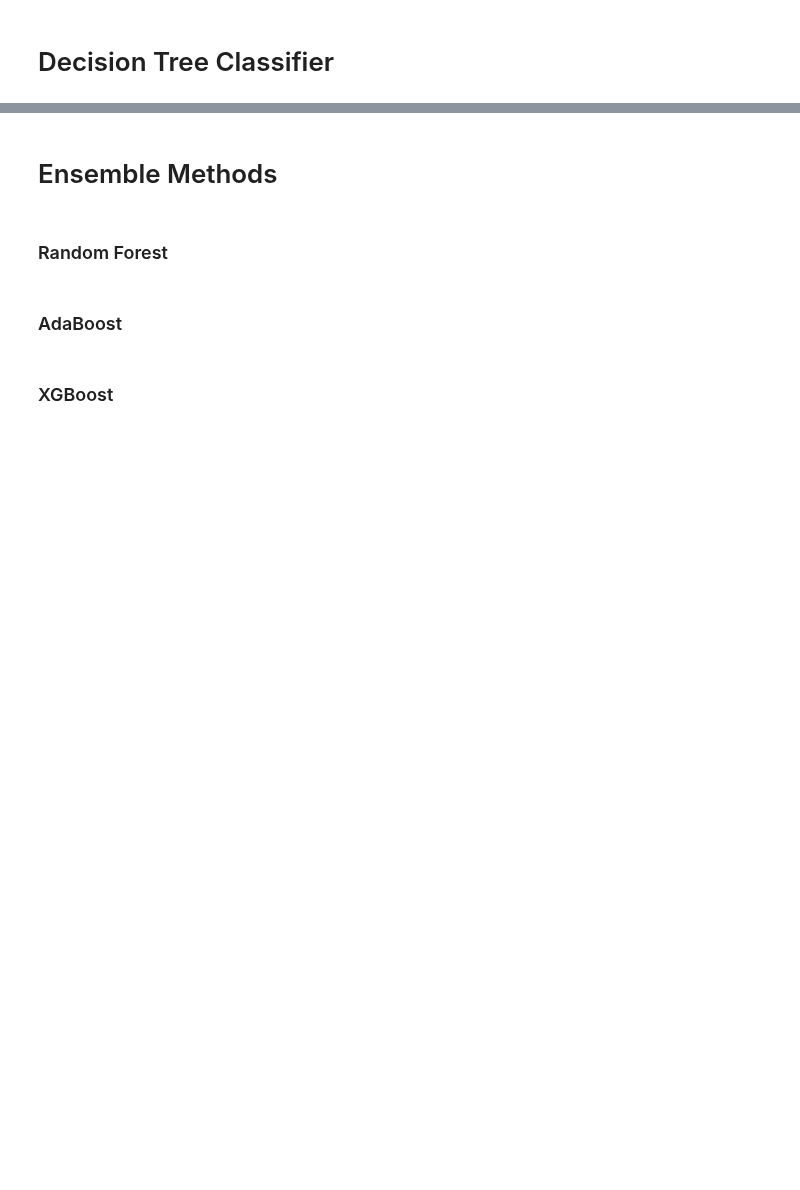
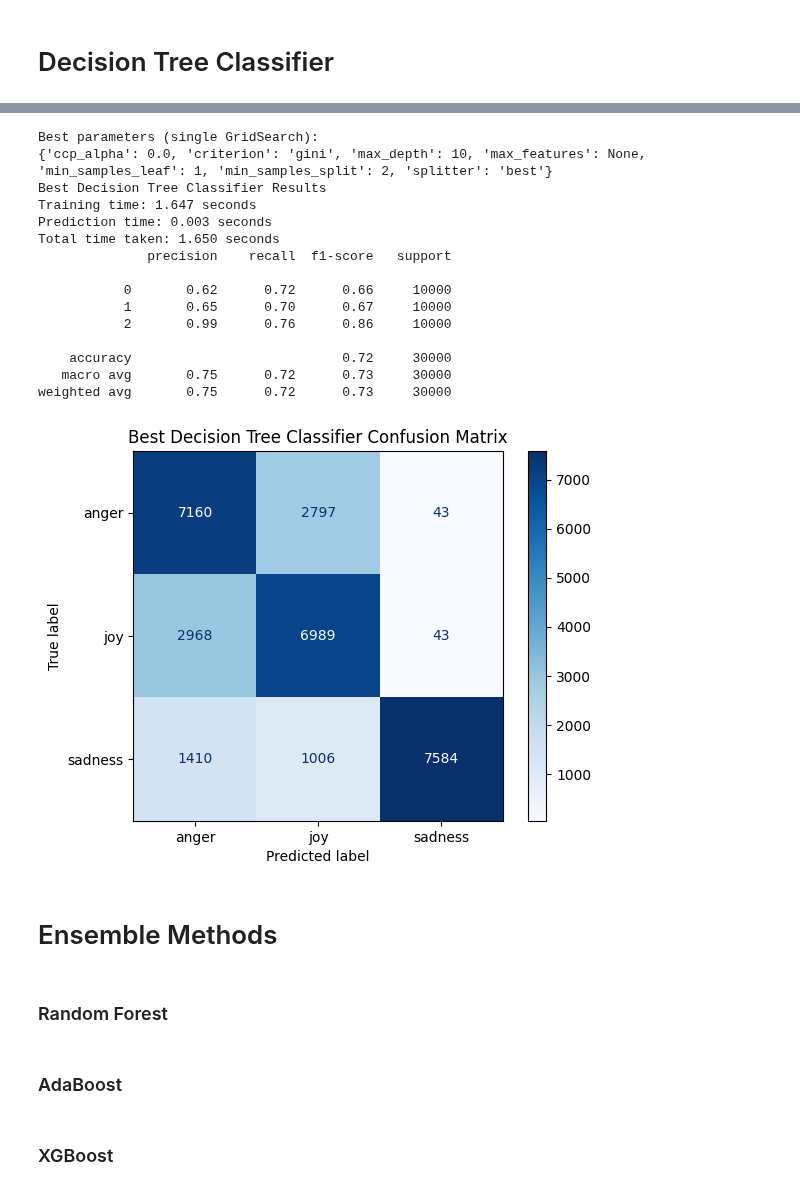
Before and after one commit to danielromerom/spotify-lyrical-analysis, a Jupyter notebook: notebooks/spotify_data_exploration.ipynb, the cells around one changed output, grey strips where cells are left out. Saved outputs shown, nothing was run; the diff lists cells and outputs as text; code cells hidden in the pictures; blank space fills up the shorter version.

```diff
--- a/notebooks/spotify_data_exploration.ipynb
+++ b/notebooks/spotify_data_exploration.ipynb
@@ -633,34 +617,51 @@ param_grid = {
     'max_depth': [5, 10, None],
     'min_samples_leaf': [1, 5],
     'min_samples_split': [2, 5],
     'ccp_alpha': [0.0, 0.01],
     'criterion': ['gini'],
     'max_features': [None, 'sqrt'],
     'splitter': ['best'],
 }
 
 dt_clf = DecisionTreeClassifier(random_state=42)
 
 grid_search = GridSearchCV(
     estimator=dt_clf,
     param_grid=param_grid,
     scoring='accuracy',
     cv=3,
     n_jobs=-1,
 )
 
-grid_search.fit(X_train, y_train)
+grid_search.fit(X_train_final, y_train)
 
 print("Best parameters (single GridSearch):")
 print(grid_search.best_params_)
 
 # 2. Train best tree and evaluate
 dt_clf_best = DecisionTreeClassifier(
     random_state=42,
     **grid_search.best_params_
 )
 
 y_pred_dt_best = train_test_evaluate(dt_clf_best, visualize = True, model_name = "Best Decision Tree Classifier")
+# %% [output]
+Best parameters (single GridSearch):
+{'ccp_alpha': 0.0, 'criterion': 'gini', 'max_depth': 10, 'max_features': None, 'min_samples_leaf': 1, 'min_samples_split': 2, 'splitter': 'best'}
+Best Decision Tree Classifier Results
+Training time: 1.647 seconds
+Prediction time: 0.003 seconds
+Total time taken: 1.650 seconds
+              precision    recall  f1-score   support
+
+           0       0.62      0.72      0.66     10000
+           1       0.65      0.70      0.67     10000
+           2       0.99      0.76      0.86     10000
+
+    accuracy                           0.72     30000
+   macro avg       0.75      0.72      0.73     30000
+weighted avg       0.75      0.72      0.73     30000
+[figure, added]
 # %% [markdown]
 <h1>Ensemble Methods</h1>
 # %% [markdown]
```
Also changed, not shown: parts of 4 cells of this notebook.
